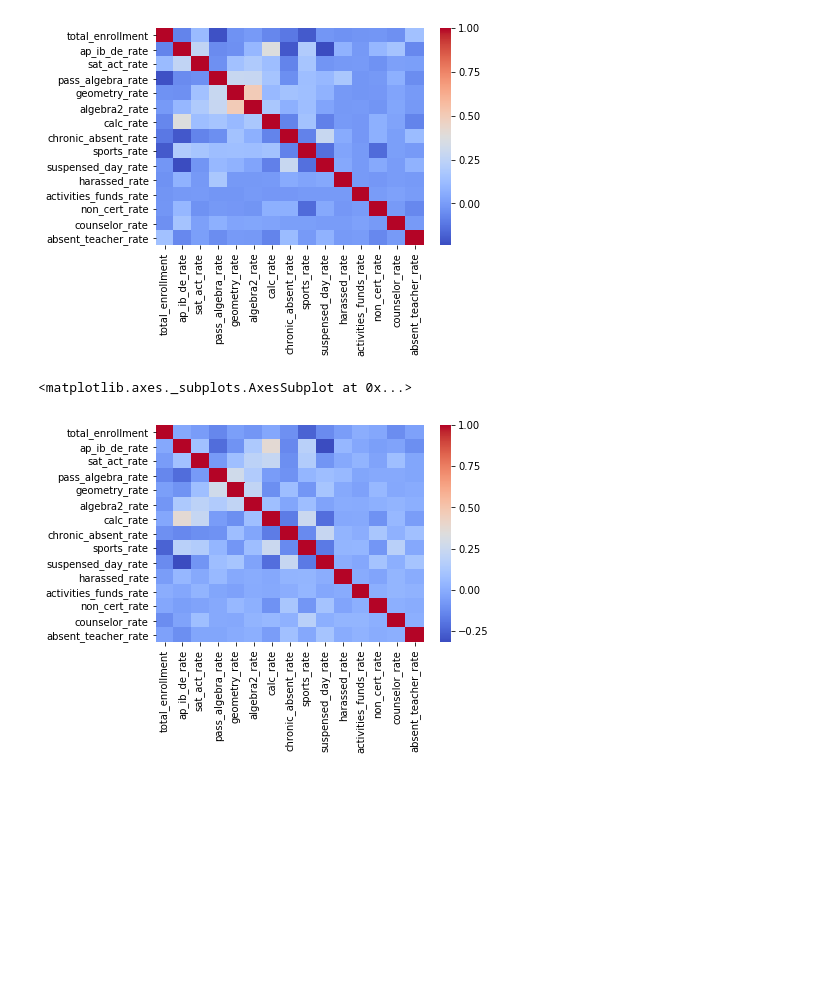
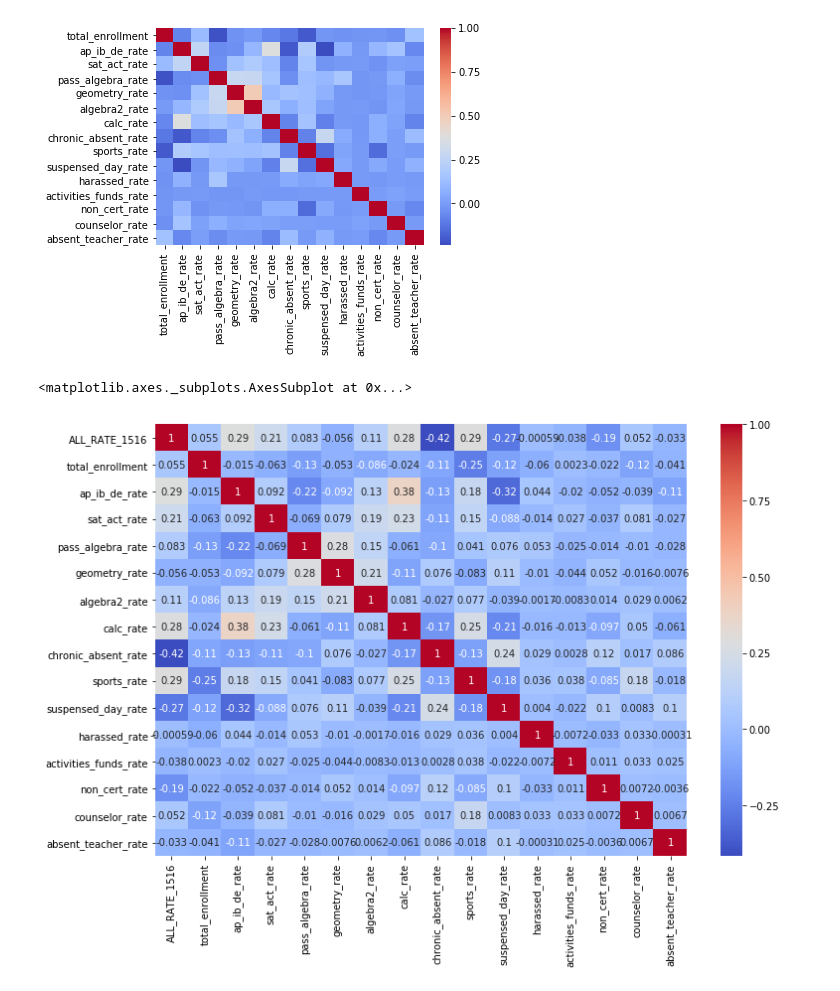
Before and after one commit to hlevymyers/absenteeism_project, a Jupyter notebook: notebooks/Big_and_Small_Schools_EDA.ipynb, the cells around one changed output. Cells and saved outputs as stored; diff of their text form; code cells hidden in the pictures; blank space fills up the shorter version.

Commit message:
able to answer more questions about small schools. start working on model for large schools

```diff
--- a/notebooks/Big_and_Small_Schools_EDA.ipynb
+++ b/notebooks/Big_and_Small_Schools_EDA.ipynb
@@ -154,6 +181,6 @@ More than 140 large schools, provided a graduation rate of more than 99% or GE99
 # %%
-large.replace(['GE99'], 100, inplace=True)
-large.replace(['LE1'], 0, inplace=True)
+large.replace(['GE99'], '100', inplace=True)
+large.replace(['LE1'], '0', inplace=True)
 # %% [output]
 A value is trying to be set on a copy of a slice from a DataFrame
 
@@ -168,4 +189,4 @@ SyntaxError: invalid syntax (<ipython-input-202-115471000082>, line 1)
 # %%
-large['ALL_RATE_1516'].astype(int)
-large['ALL_RATE_1516'].describe()
+large['ALL_RATE_1516'] = large['ALL_RATE_1516'].apply(int)
+large['ALL_RATE_1516'].unique()
 # %% [output]
@@ -177,5 +205,3 @@ Name: ALL_RATE_1516, dtype: object
-# %%
-large = large.dropna(axis=0, subset=['ALL_RATE_1516'], inplace=True)
 # %%
 large.head()
 # %% [output]
@@ -350,7 +384,8 @@ large_corr = large[['ALL_RATE_1516', 'total_enrollment', 'ap_ib_de_rate', 'sat_a
       'sports_rate', 'suspensed_day_rate', 'harassed_rate','activities_funds_rate',
       'non_cert_rate','counselor_rate','absent_teacher_rate']].corr()
 # %%
-sns.heatmap(large_corr, cmap='coolwarm')
+plt.figure(figsize = (12,8))
+sns.heatmap(large_corr, cmap='coolwarm', annot = True)
 # %% [output]
 <matplotlib.axes._subplots.AxesSubplot at 0x...>
-[figure, old version]
+[figure, new version]
```
Also changed, not shown: parts of 16 cells of this notebook, 4 other files.
